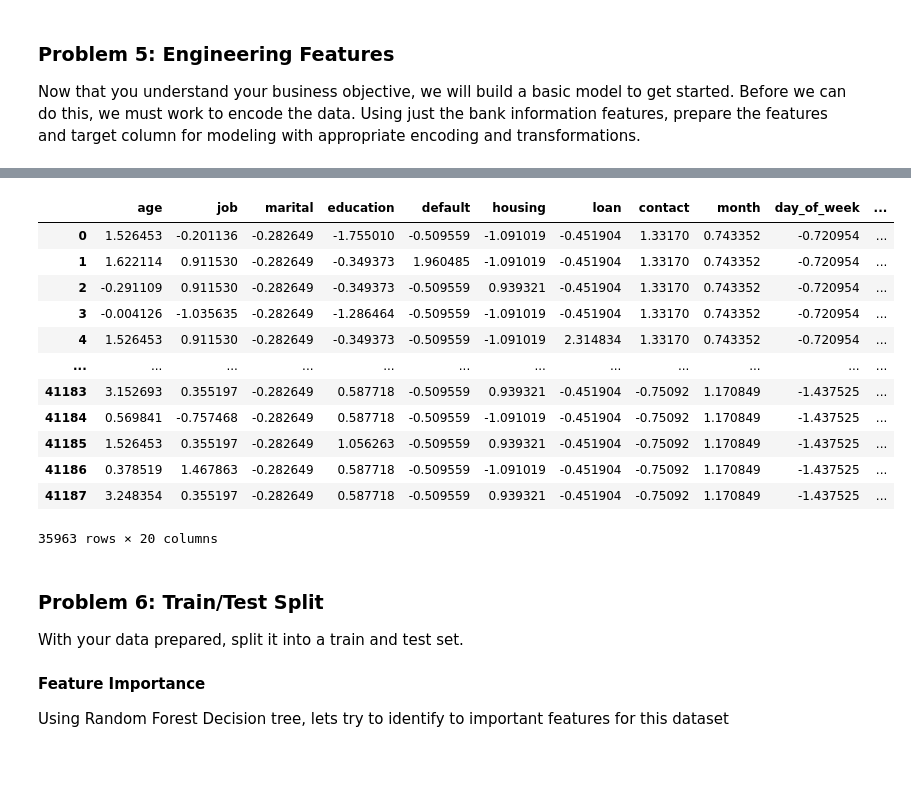
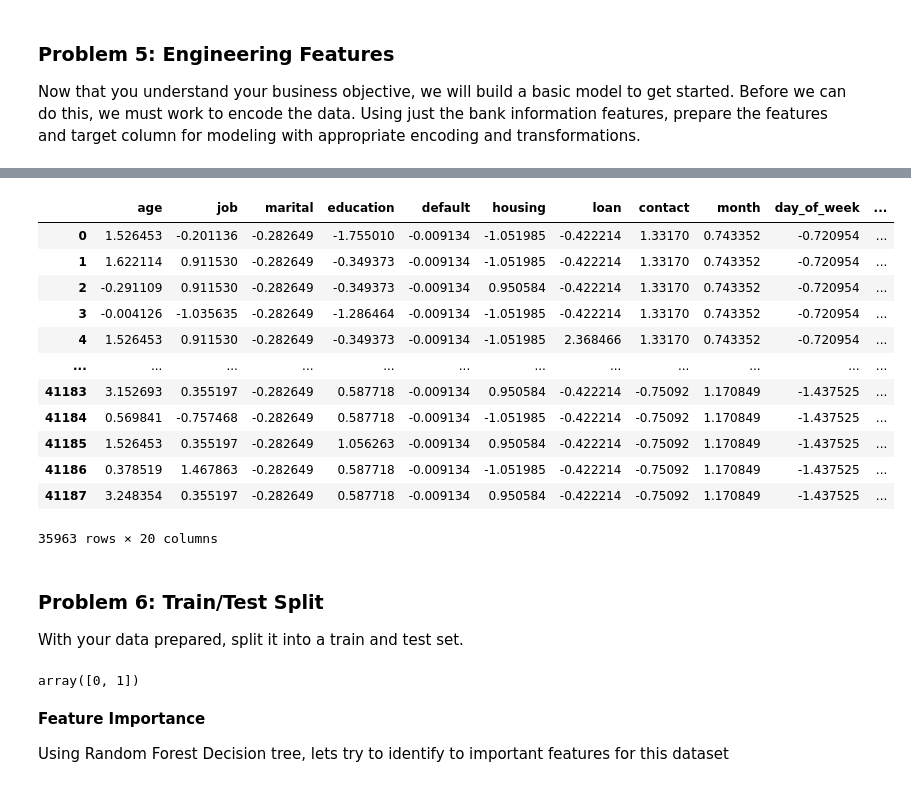
Before and after one commit to purnachand1186/bankMarketing_ML, a Jupyter notebook: prompt_III.ipynb, the cells around one changed output, grey strips where cells are left out. Drawn from its saved outputs; the diff is of its cells as text; code cells hidden in the pictures.

```diff
--- a/prompt_III.ipynb
+++ b/prompt_III.ipynb
@@ -448,6 +448,11 @@ b.Should a person with Housing loans considered more than a person with personal
 ### Problem 5: Engineering Features
 
 Now that you understand your business objective, we will build a basic model to get started.  Before we can do this, we must work to encode the data.  Using just the bank information features, prepare the features and target column for modeling with appropriate encoding and transformations.
+# %%
+#convert columns containing 'yes' and 'no' values to boolean variables
+bool_cols = ['default', 'housing', 'loan', 'y']
+for bool_col in bool_cols:
+        df[bool_col] = df[bool_col].apply(lambda x: 1 if x == 'yes' else 0)
 # %%
 category_columns = df.select_dtypes(include=['object']).columns
 category_columns
@@ -487,2 +484,8 @@ Index(['age', 'job', 'marital', 'education', 'default', 'housing', 'loan',
+# %%
+# remove 'Y' from the integer list so that it will not continuous variable after scaling
+integer_columns = df.select_dtypes(exclude=['object']).columns
+int_index = integer_columns.tolist()
+int_index.remove('y')
+integer_columns = pd.Index(int_index)
 # %%
 fig, ax = plt.subplots(figsize=(15, 15))
@@ -495,25 +500,29 @@ sns.heatmap(df.corr(method='spearman'), annot=False, cmap='coolwarm')
 scaler = StandardScaler()
 df[integer_columns] = scaler.fit_transform(df[integer_columns])
 # %%
-df[integer_columns]
+df
 # %% [output]
 |  | age | job | marital | education | default | housing | loan | contact | month | day_of_week | ... |
-| 0 | 1.526453 | -0.201136 | -0.282649 | -1.755010 | -0.509559 | -1.091019 | -0.451904 | 1.33170 | 0.743352 | -0.720954 | ... |
-| 1 | 1.622114 | 0.911530 | -0.282649 | -0.349373 | 1.960485 | -1.091019 | -0.451904 | 1.33170 | 0.743352 | -0.720954 | ... |
-| 2 | -0.291109 | 0.911530 | -0.282649 | -0.349373 | -0.509559 | 0.939321 | -0.451904 | 1.33170 | 0.743352 | -0.720954 | ... |
-| 3 | -0.004126 | -1.035635 | -0.282649 | -1.286464 | -0.509559 | -1.091019 | -0.451904 | 1.33170 | 0.743352 | -0.720954 | ... |
-| 4 | 1.526453 | 0.911530 | -0.282649 | -0.349373 | -0.509559 | -1.091019 | 2.314834 | 1.33170 | 0.743352 | -0.720954 | ... |
+| 0 | 1.526453 | -0.201136 | -0.282649 | -1.755010 | -0.009134 | -1.051985 | -0.422214 | 1.33170 | 0.743352 | -0.720954 | ... |
+| 1 | 1.622114 | 0.911530 | -0.282649 | -0.349373 | -0.009134 | -1.051985 | -0.422214 | 1.33170 | 0.743352 | -0.720954 | ... |
+| 2 | -0.291109 | 0.911530 | -0.282649 | -0.349373 | -0.009134 | 0.950584 | -0.422214 | 1.33170 | 0.743352 | -0.720954 | ... |
+| 3 | -0.004126 | -1.035635 | -0.282649 | -1.286464 | -0.009134 | -1.051985 | -0.422214 | 1.33170 | 0.743352 | -0.720954 | ... |
+| 4 | 1.526453 | 0.911530 | -0.282649 | -0.349373 | -0.009134 | -1.051985 | 2.368466 | 1.33170 | 0.743352 | -0.720954 | ... |
 | ... | ... | ... | ... | ... | ... | ... | ... | ... | ... | ... | ... |
-| 41183 | 3.152693 | 0.355197 | -0.282649 | 0.587718 | -0.509559 | 0.939321 | -0.451904 | -0.75092 | 1.170849 | -1.437525 | ... |
-| 41184 | 0.569841 | -0.757468 | -0.282649 | 0.587718 | -0.509559 | -1.091019 | -0.451904 | -0.75092 | 1.170849 | -1.437525 | ... |
-| 41185 | 1.526453 | 0.355197 | -0.282649 | 1.056263 | -0.509559 | 0.939321 | -0.451904 | -0.75092 | 1.170849 | -1.437525 | ... |
-| 41186 | 0.378519 | 1.467863 | -0.282649 | 0.587718 | -0.509559 | -1.091019 | -0.451904 | -0.75092 | 1.170849 | -1.437525 | ... |
-| 41187 | 3.248354 | 0.355197 | -0.282649 | 0.587718 | -0.509559 | 0.939321 | -0.451904 | -0.75092 | 1.170849 | -1.437525 | ... |
+| 41183 | 3.152693 | 0.355197 | -0.282649 | 0.587718 | -0.009134 | 0.950584 | -0.422214 | -0.75092 | 1.170849 | -1.437525 | ... |
+| 41184 | 0.569841 | -0.757468 | -0.282649 | 0.587718 | -0.009134 | -1.051985 | -0.422214 | -0.75092 | 1.170849 | -1.437525 | ... |
+| 41185 | 1.526453 | 0.355197 | -0.282649 | 1.056263 | -0.009134 | 0.950584 | -0.422214 | -0.75092 | 1.170849 | -1.437525 | ... |
+| 41186 | 0.378519 | 1.467863 | -0.282649 | 0.587718 | -0.009134 | -1.051985 | -0.422214 | -0.75092 | 1.170849 | -1.437525 | ... |
+| 41187 | 3.248354 | 0.355197 | -0.282649 | 0.587718 | -0.009134 | 0.950584 | -0.422214 | -0.75092 | 1.170849 | -1.437525 | ... |
 35963 rows × 20 columns
 # %% [markdown]
 ### Problem 6: Train/Test Split
 
 With your data prepared, split it into a train and test set.
+# %%
+df['y'].unique()
+# %% [output]
+array([0, 1])
 # %%
 X_train, X_test, y_train, y_test = train_test_split(df.drop('y', axis=1), df['y'], test_size=0.2, random_state=42)
 # %% [markdown]
```
Also changed, not shown: parts of 14 cells of this notebook.
